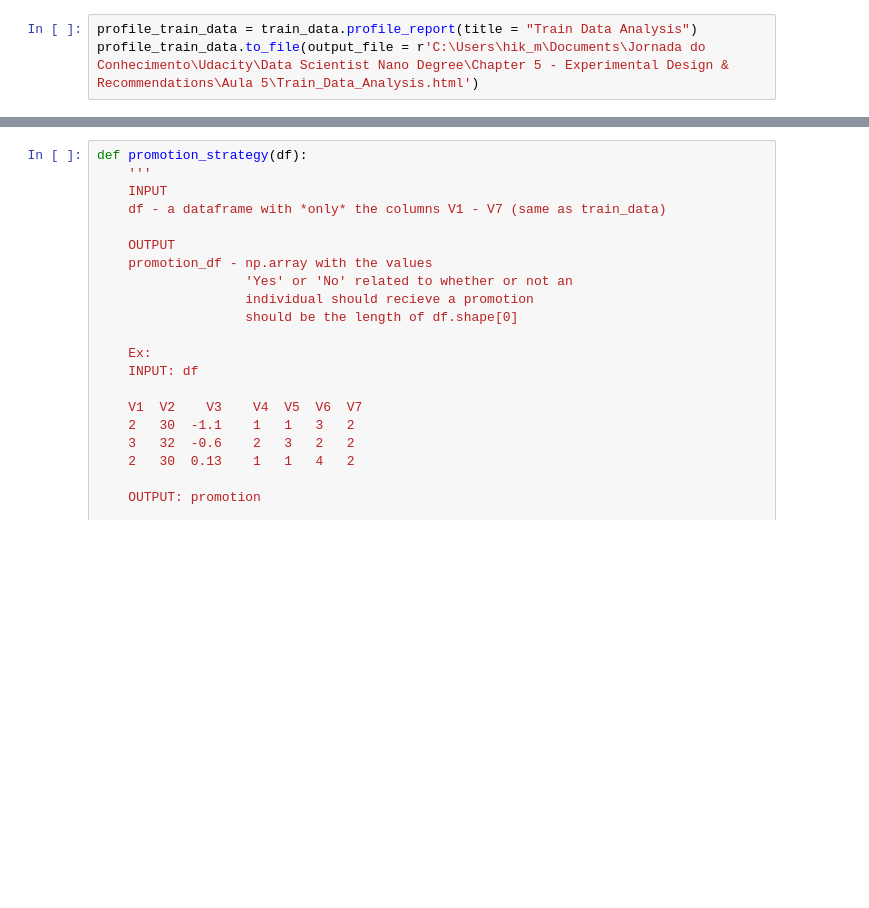
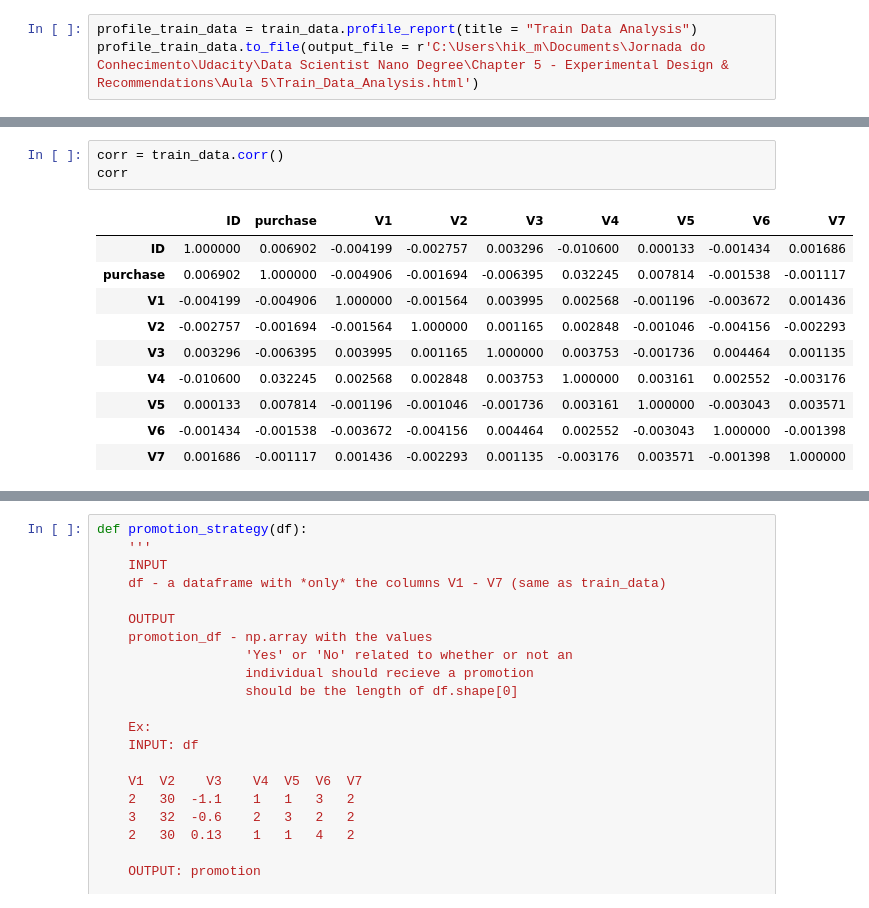
Before and after one commit to HenriqueMartinsPrado/Data-Scientist-Nano-Degree-Udacity, a Jupyter notebook: Chapter 5 - Experimental Design & Recommendations/Aula 5/Starbucks.ipynb, the cells around one changed output, grey strips where cells are left out. Saved outputs shown, nothing was run; the diff lists cells and outputs as text; blank space fills up the shorter version.

```diff
--- a/Chapter 5 - Experimental Design & Recommendations/Aula 5/Starbucks.ipynb
+++ b/Chapter 5 - Experimental Design & Recommendations/Aula 5/Starbucks.ipynb
@@ -88,0 +141,14 @@ profile_train_data.to_file(output_file = r'C:\Users\hik_m\Documents\Jornada do C
+# %%
+corr = train_data.corr()
+corr
+# %% [output]
+|  | ID | purchase | V1 | V2 | V3 | V4 | V5 | V6 | V7 |
+| ID | 1.000000 | 0.006902 | -0.004199 | -0.002757 | 0.003296 | -0.010600 | 0.000133 | -0.001434 | 0.001686 |
+| purchase | 0.006902 | 1.000000 | -0.004906 | -0.001694 | -0.006395 | 0.032245 | 0.007814 | -0.001538 | -0.001117 |
+| V1 | -0.004199 | -0.004906 | 1.000000 | -0.001564 | 0.003995 | 0.002568 | -0.001196 | -0.003672 | 0.001436 |
+| V2 | -0.002757 | -0.001694 | -0.001564 | 1.000000 | 0.001165 | 0.002848 | -0.001046 | -0.004156 | -0.002293 |
+| V3 | 0.003296 | -0.006395 | 0.003995 | 0.001165 | 1.000000 | 0.003753 | -0.001736 | 0.004464 | 0.001135 |
+| V4 | -0.010600 | 0.032245 | 0.002568 | 0.002848 | 0.003753 | 1.000000 | 0.003161 | 0.002552 | -0.003176 |
+| V5 | 0.000133 | 0.007814 | -0.001196 | -0.001046 | -0.001736 | 0.003161 | 1.000000 | -0.003043 | 0.003571 |
+| V6 | -0.001434 | -0.001538 | -0.003672 | -0.004156 | 0.004464 | 0.002552 | -0.003043 | 1.000000 | -0.001398 |
+| V7 | 0.001686 | -0.001117 | 0.001436 | -0.002293 | 0.001135 | -0.003176 | 0.003571 | -0.001398 | 1.000000 |
```
Also changed, not shown: parts of 5 cells of this notebook.
